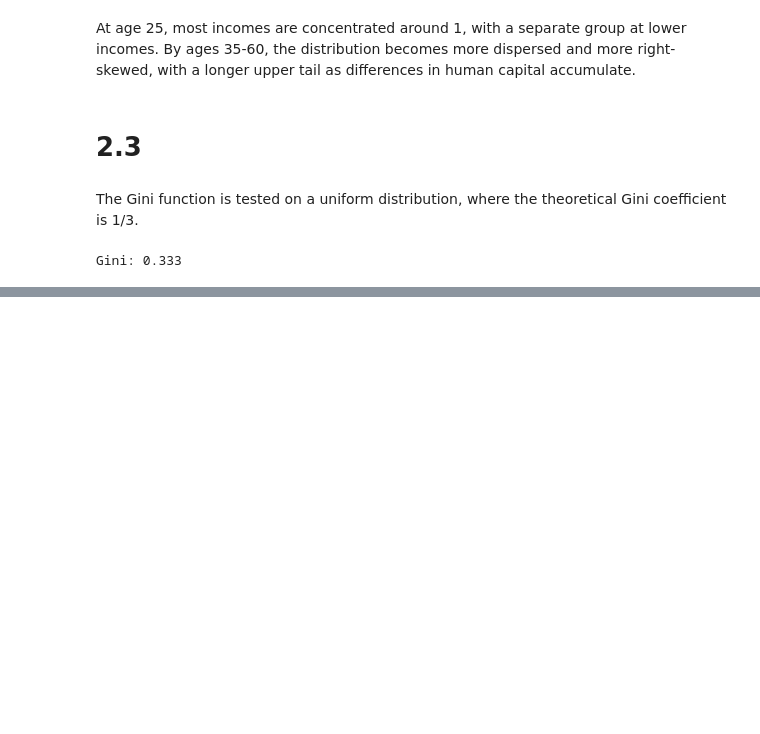
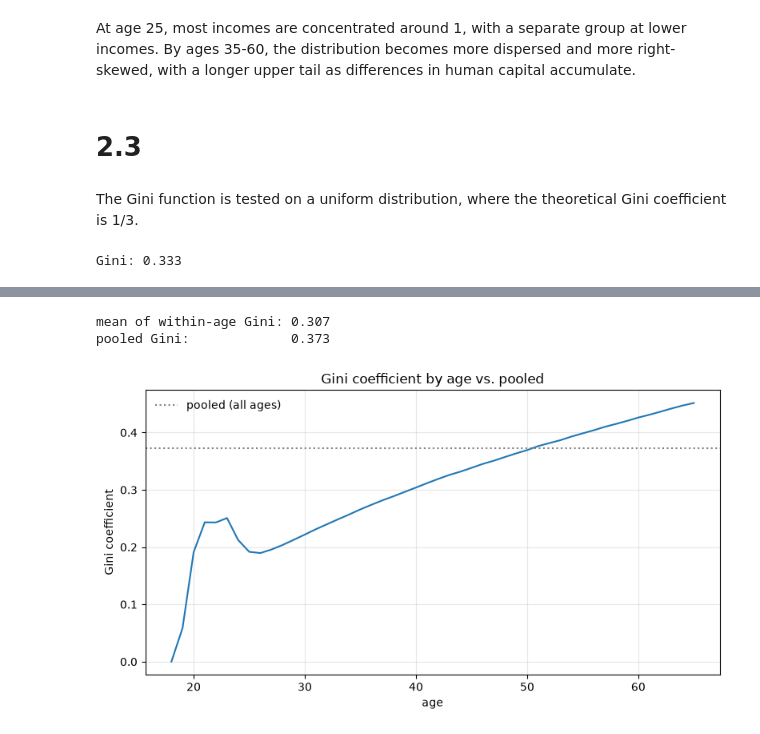
Before and after one commit to NumEconCopenhagen/projects-2025-jvb, a Jupyter notebook: 01_dataproject/DataProject26.ipynb, the cells around one changed output, grey strips where cells are left out. Cells and saved outputs as stored; diff of their text form; code cells hidden in the pictures; blank space fills up the shorter version.

```diff
--- a/01_dataproject/DataProject26.ipynb
+++ b/01_dataproject/DataProject26.ipynb
@@ -650,0 +690,21 @@ Gini: 0.333
+# %%
+# a. Gini coefficient for each age
+gini_by_age = np.array([dataproject.gini(model.income[:,t]) for t in range(len(model.ages))])
+
+# b. plot
+fig, ax = plt.subplots(figsize=(8,4.5))
+ax.plot(model.ages, gini_by_age)
+ax.axhline(gini_pooled, color='grey', ls=':', label='pooled (all ages)')
+ax.set_xlabel('age')
+ax.set_ylabel('Gini coefficient')
+ax.set_title('Gini coefficient by age vs. pooled')
+ax.legend(frameon=False)
+ax.grid(alpha=0.3)
+fig.tight_layout()
+
+print(f'mean of within-age Gini: {gini_by_age.mean():.3f}')
+print(f'pooled Gini:             {gini_pooled:.3f}')
+# %% [output]
+mean of within-age Gini: 0.307
+pooled Gini:             0.373
+[figure, added]
```
Also changed, not shown: parts of 13 cells of this notebook.
